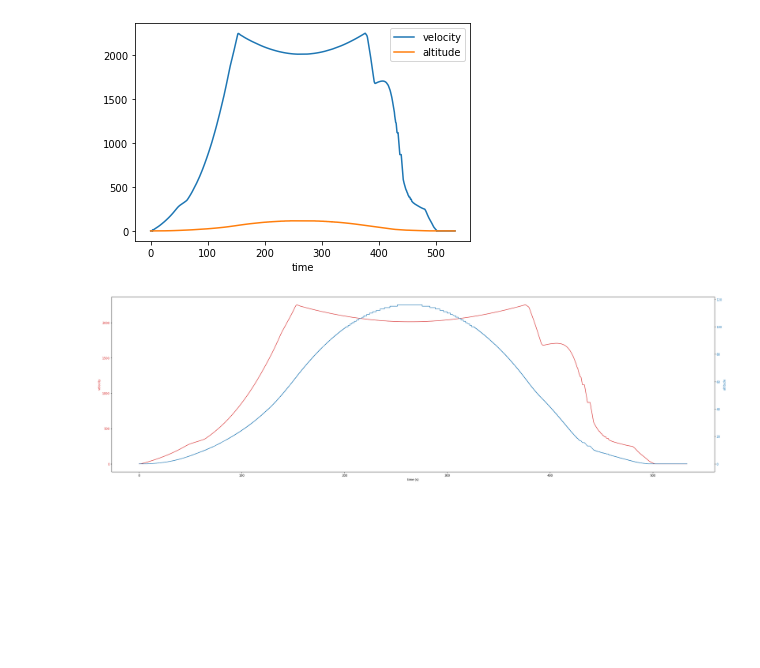
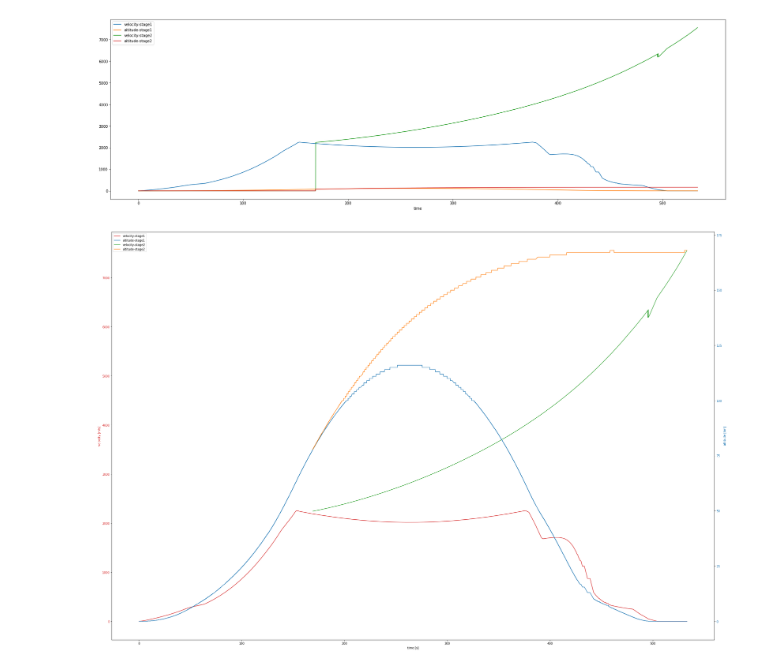
Before and after one commit to FloWi/spacex-launch-ocr, a Jupyter notebook: Falcon9_with_SpaceXtractor.ipynb, the cells around one changed output. Saved outputs shown, nothing was run; the diff lists cells and outputs as text; code cells hidden in the pictures; blank space fills up the shorter version.

Commit message:
cleaned up data

```diff
--- a/Falcon9_with_SpaceXtractor.ipynb
+++ b/Falcon9_with_SpaceXtractor.ipynb
@@ -23,9 +30,14 @@ df
 # %%
 import matplotlib.pyplot as plt
 plt.rcParams['figure.figsize'] = [30, 9]
+# %%
+cleaned = df[df['velocity-stage2'] < 8000]
+cleaned = cleaned.query("time <= 200 or time > 200 and `velocity-stage2` > 2000 and `altitude-stage2` < 750")
 # %%
-ax = df.plot(x='time', y='velocity')
-df.plot(x='time', y="altitude", ax=ax)
+ax = cleaned.plot(x='time', y='velocity-stage1')
+cleaned.plot(x='time', y="altitude-stage1", ax=ax)
+cleaned.plot(x='time', y="velocity-stage2", ax=ax)
+cleaned.plot(x='time', y="altitude-stage2", ax=ax)
 plt.show()
 # %% [output]
-[figure, old version]
+[figure, new version]
@@ -32,21 +46,30 @@ plt.show()
 # %%
-plt.rcParams['figure.figsize'] = [30, 9]
+plt.rcParams['figure.figsize'] = [30, 20]
 fig, ax1 = plt.subplots()
 
 color = 'tab:red'
-ax1.set_xlabel('time (s)')
-ax1.set_ylabel('velocity', color=color)
-ax1.plot(df['time'], df['velocity'], color=color)
+ax1.set_xlabel('time [s]')
+ax1.set_ylabel('velocity [m/s]', color=color)
+v_s1 = ax1.plot(cleaned['time'], cleaned['velocity-stage1'], color='tab:red', label='velocity-stage1')
+v_s2 = ax1.plot(stage2_df['time'], stage2_df['velocity-stage2'], color='tab:green', label='velocity-stage2')
 ax1.tick_params(axis='y', labelcolor=color)
 
 ax2 = ax1.twinx()  # instantiate a second axes that shares the same x-axis
 
 color = 'tab:blue'
-ax2.set_ylabel('altitude', color=color)  # we already handled the x-label with ax1
-ax2.plot(df['time'], df['altitude'], color=color)
+ax2.set_ylabel('altitude [km]', color=color)  # we already handled the x-label with ax1
+alt_s1 = ax2.plot(cleaned['time'], cleaned['altitude-stage1'], color='tab:blue', label='altitude-stage1')
+alt_s2 = ax2.plot(stage2_df['time'], stage2_df['altitude-stage2'], color='tab:orange', label='altitude-stage2')
 ax2.tick_params(axis='y', labelcolor=color)
+
+# added these three lines
+lns = v_s1 + alt_s1 + v_s2 + alt_s2
+labs = [l.get_label() for l in lns]
+ax1.legend(lns, labs, loc=0)
+# ax2.legend([alt_s1, alt_s2], ['altitude-stage1', 'altitude-stage2'])
+
 
 fig.tight_layout()  # otherwise the right y-label is slightly clipped
 plt.show()
 # %% [output]
-[figure, old version]
+[figure, new version]
```
Also changed, not shown: parts of 4 cells of this notebook, 3 other files.
